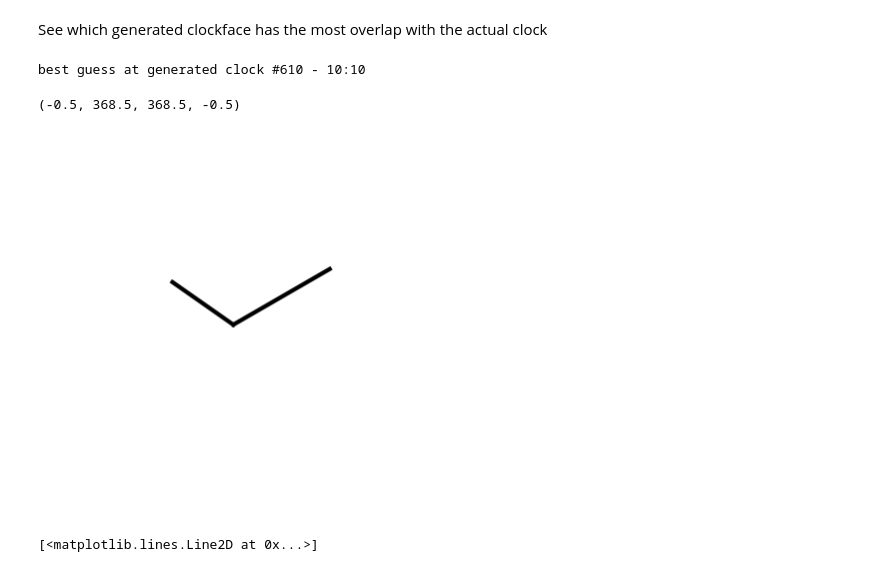
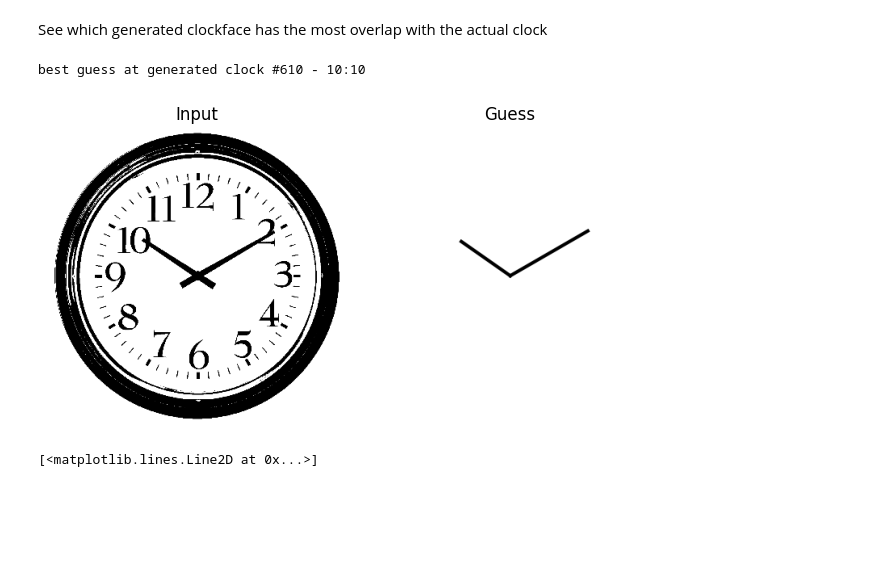
Before and after one commit to ThePuscher/-analogue_clock_reader, a Jupyter notebook: clock.ipynb, the cells around one changed output. Drawn from its saved outputs; the diff is of its cells as text; code cells hidden in the pictures; blank space fills up the shorter version.

```diff
--- a/clock.ipynb
+++ b/clock.ipynb
@@ -71,36 +71,44 @@ See which generated clockface has the most overlap with the actual clock
 # %%
 # idx err
 best_guess = (None, 0)
 
 guess_perf_history = []
 
 generated_clock = generate_clock(0, 0)
 
 width, height = generated_clock.shape
 
 clock = cv2.resize(clock, (width, height))
 
 for index, generated_clock in tqdm(enumerate(generated_clocks)):
     # get guess where most black pixels overlap
     overlap = cv2.bitwise_and(clock, generated_clock)
     ones = np.count_nonzero(overlap)
 
     guess_perf_history.append(ones)
 
     if ones > best_guess[1]:
         best_guess = (index, ones)
 
 best_index = best_guess[0]
 h = best_index // 60
 m = best_index % 60
 print(f"best guess at generated clock #{best_index} - {h}:{m}")
 
-plt.imshow(generated_clocks[best_index], cmap="gray")
-plt.axis("off")
+fig, axes = plt.subplots(1, 2)
+
+axes[0].imshow(clock, cmap='gray')
+axes[0].axis('off')
+axes[0].set_title("Input")
+
+axes[1].imshow(generated_clocks[best_index], cmap='gray')
+axes[1].axis('off')
+axes[1].set_title("Guess")
+
+plt.tight_layout()
 # %% [output]
 best guess at generated clock #610 - 10:10
-(-0.5, 368.5, 368.5, -0.5)
-[figure, old version]
+[figure, new version]
 # %%
 plt.plot(guess_perf_history)
 # %% [output]
```
